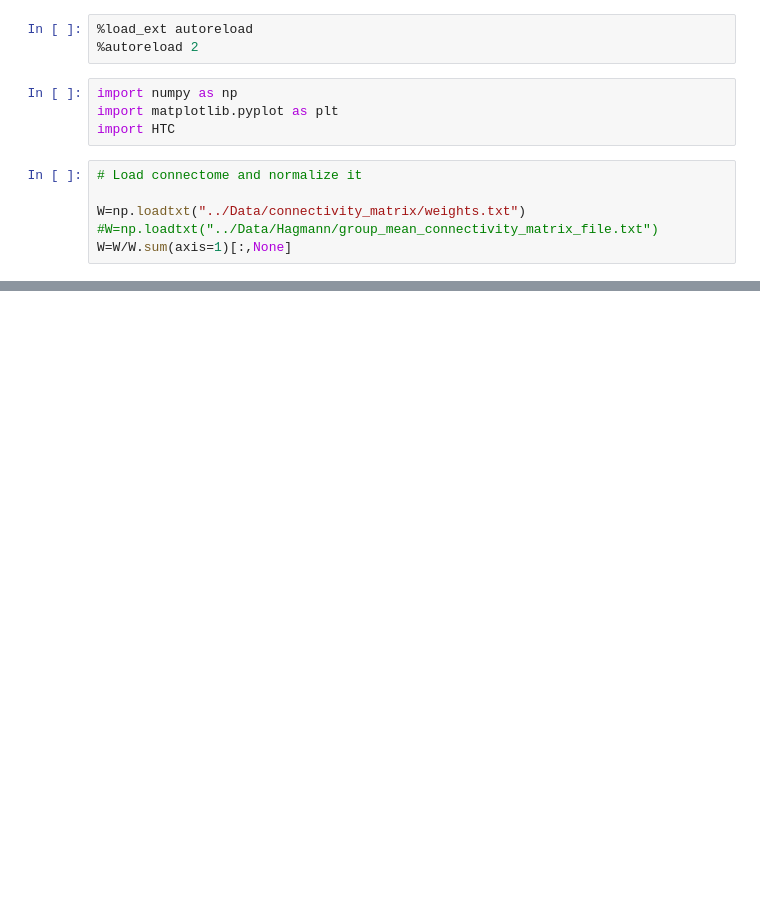
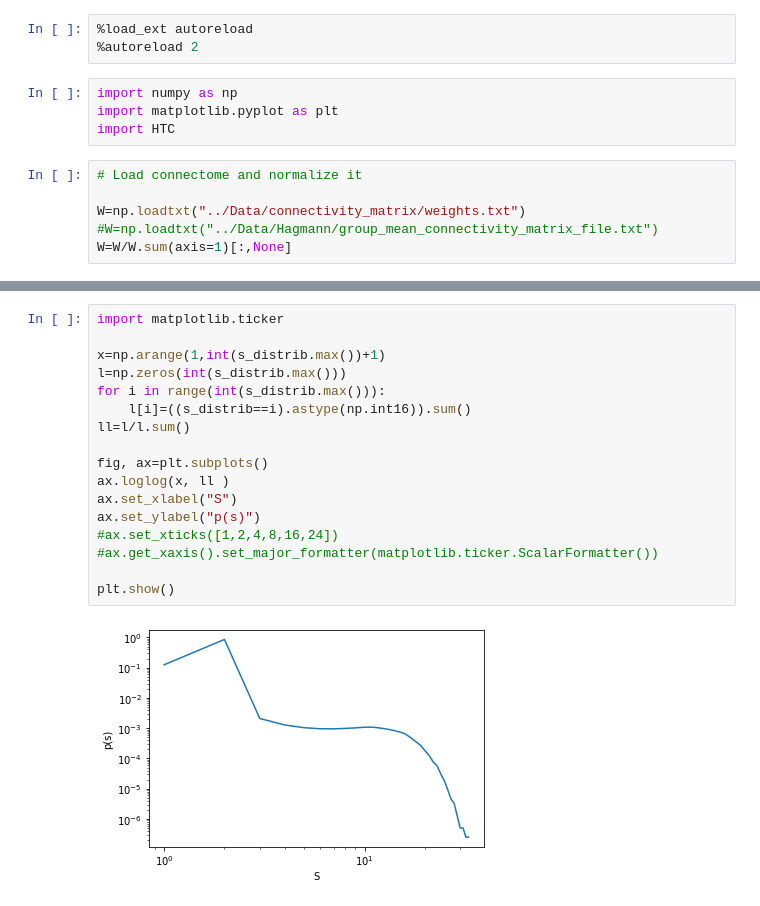
Before and after one commit to tommaso-bertola/TesiTriennale, a Jupyter notebook: Code/66 Neurons.ipynb, the cells around one changed output, grey strips where cells are left out. Saved outputs shown, nothing was run; the diff lists cells and outputs as text; blank space fills up the shorter version.

```diff
--- a/Code/66 Neurons.ipynb
+++ b/Code/66 Neurons.ipynb
@@ -120,0 +124,19 @@ plt.show()
+# %%
+import matplotlib.ticker
+
+x=np.arange(1,int(s_distrib.max())+1)
+l=np.zeros(int(s_distrib.max()))
+for i in range(int(s_distrib.max())):
+    l[i]=((s_distrib==i).astype(np.int16)).sum()
+ll=l/l.sum()
+
+fig, ax=plt.subplots()
+ax.loglog(x, ll )
+ax.set_xlabel("S")
+ax.set_ylabel("p(s)")
+#ax.set_xticks([1,2,4,8,16,24])
+#ax.get_xaxis().set_major_formatter(matplotlib.ticker.ScalarFormatter())
+
+plt.show()
+# %% [output]
+[figure, added]
```
Also changed, not shown: parts of 8 cells of this notebook, 2 other files.
